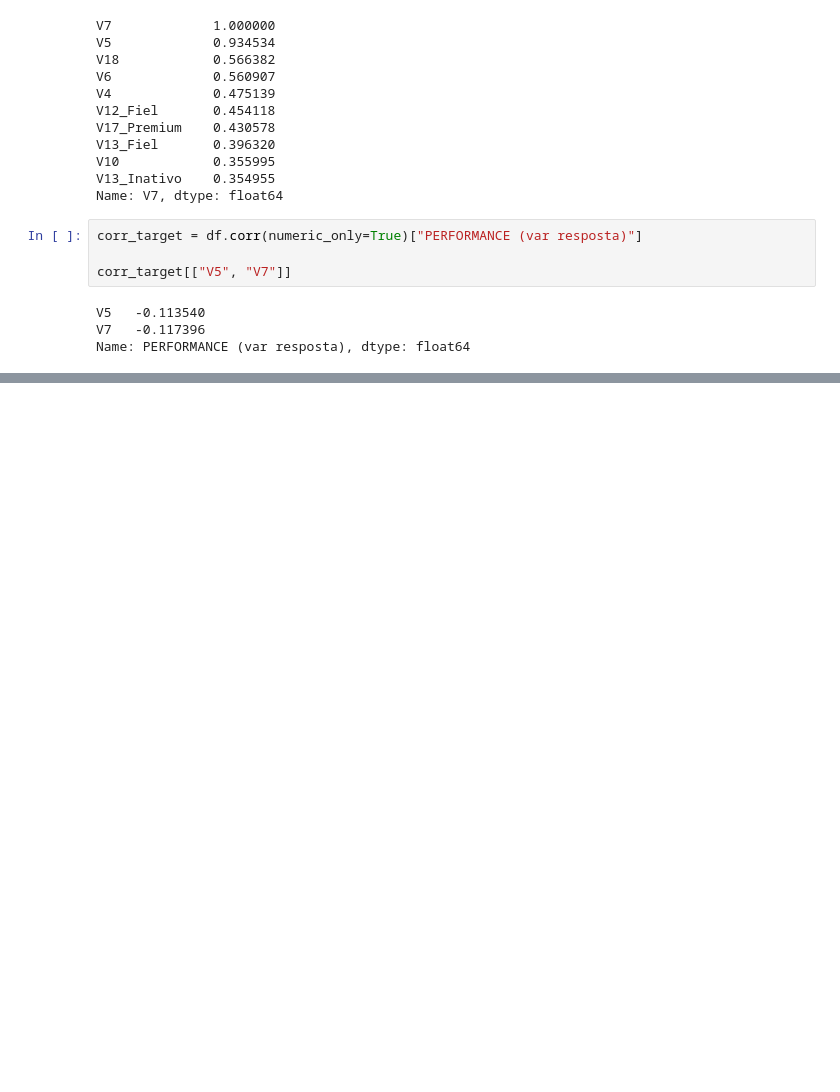
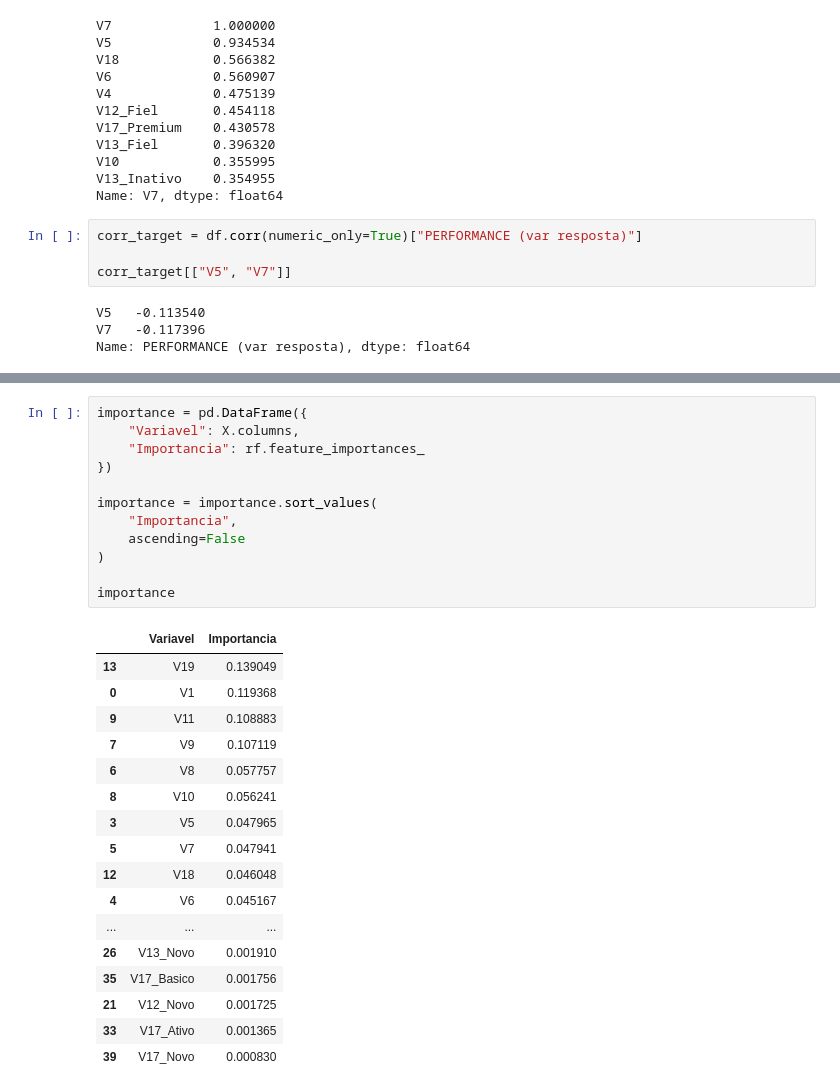
Before and after one commit to santosjhony12/Credit-Risk-Modeling-Interview, a Jupyter notebook: notebooks/03_feature_engineering.ipynb, the cells around one changed output, grey strips where cells are left out. Drawn from its saved outputs; the diff is of its cells as text; blank space fills up the shorter version.

```diff
--- a/notebooks/03_feature_engineering.ipynb
+++ b/notebooks/03_feature_engineering.ipynb
@@ -194,0 +198,30 @@ rf.fit(X, y)
+# %%
+importance = pd.DataFrame({
+    "Variavel": X.columns,
+    "Importancia": rf.feature_importances_
+})
+
+importance = importance.sort_values(
+    "Importancia",
+    ascending=False
+)
+
+importance
+# %% [output]
+|  | Variavel | Importancia |
+| 13 | V19 | 0.139049 |
+| 0 | V1 | 0.119368 |
+| 9 | V11 | 0.108883 |
+| 7 | V9 | 0.107119 |
+| 6 | V8 | 0.057757 |
+| 8 | V10 | 0.056241 |
+| 3 | V5 | 0.047965 |
+| 5 | V7 | 0.047941 |
+| 12 | V18 | 0.046048 |
+| 4 | V6 | 0.045167 |
+| ... | ... | ... |
+| 26 | V13_Novo | 0.001910 |
+| 35 | V17_Basico | 0.001756 |
+| 21 | V12_Novo | 0.001725 |
+| 33 | V17_Ativo | 0.001365 |
+| 39 | V17_Novo | 0.000830 |
```
Also changed, not shown: parts of 4 cells of this notebook, 1 other file.
